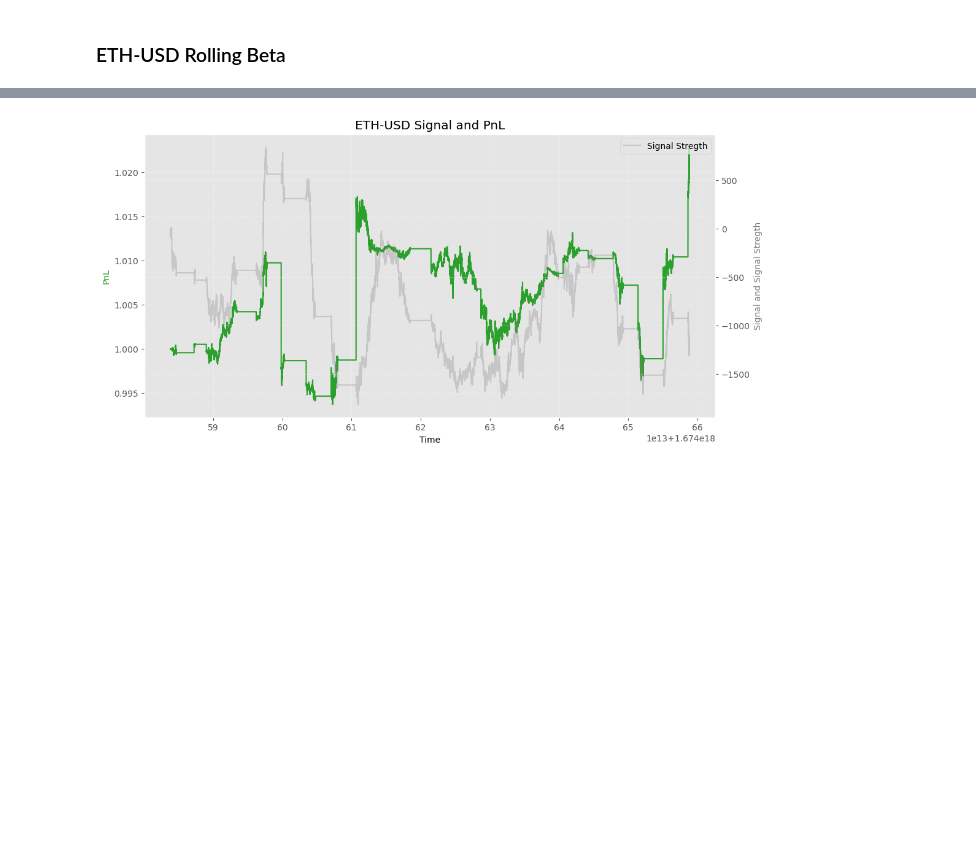
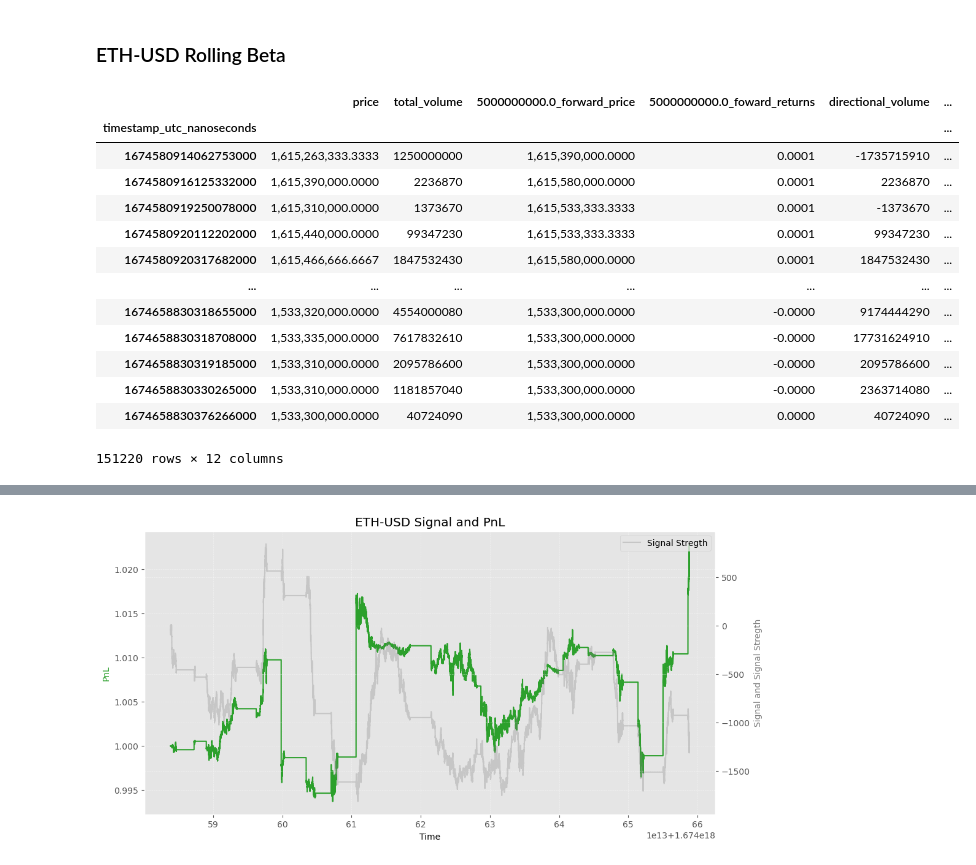
Before and after one commit to MrHumble-Bee/quantitative_trading_strategies, a Jupyter notebook: hw4_tradeflow/hw4_tradeflow.ipynb, the cells around one changed output, grey strips where cells are left out. Cells and saved outputs as stored; diff of their text form; code cells hidden in the pictures; blank space fills up the shorter version.

```diff
--- a/hw4_tradeflow/hw4_tradeflow.ipynb
+++ b/hw4_tradeflow/hw4_tradeflow.ipynb
@@ -1066,6 +1101,23 @@ Compute.performance_statistics(
 | 0 | 0.0166 | -0.0001 |
 # %% [markdown]
 ### ETH-USD Rolling Beta
+# %%
+frtf_test_trades_eth_usd_df
+# %% [output]
+|  | price | total_volume | 5000000000.0_forward_price | 5000000000.0_foward_returns | directional_volume | ... |
+| timestamp_utc_nanoseconds |  |  |  |  |  | ... |
+| 1674580914062753000 | 1,615,263,333.3333 | 1250000000 | 1,615,390,000.0000 | 0.0001 | -1735715910 | ... |
+| 1674580916125332000 | 1,615,390,000.0000 | 2236870 | 1,615,580,000.0000 | 0.0001 | 2236870 | ... |
+| 1674580919250078000 | 1,615,310,000.0000 | 1373670 | 1,615,533,333.3333 | 0.0001 | -1373670 | ... |
+| 1674580920112202000 | 1,615,440,000.0000 | 99347230 | 1,615,533,333.3333 | 0.0001 | 99347230 | ... |
+| 1674580920317682000 | 1,615,466,666.6667 | 1847532430 | 1,615,580,000.0000 | 0.0001 | 1847532430 | ... |
+| ... | ... | ... | ... | ... | ... | ... |
+| 1674658830318655000 | 1,533,320,000.0000 | 4554000080 | 1,533,300,000.0000 | -0.0000 | 9174444290 | ... |
+| 1674658830318708000 | 1,533,335,000.0000 | 7617832610 | 1,533,300,000.0000 | -0.0000 | 17731624910 | ... |
+| 1674658830319185000 | 1,533,310,000.0000 | 2095786600 | 1,533,300,000.0000 | -0.0000 | 2095786600 | ... |
+| 1674658830330265000 | 1,533,310,000.0000 | 1181857040 | 1,533,300,000.0000 | -0.0000 | 2363714080 | ... |
+| 1674658830376266000 | 1,533,300,000.0000 | 40724090 | 1,533,300,000.0000 | 0.0000 | 40724090 | ... |
+151220 rows × 12 columns
 # %%
 
 PlotDynamics.plot_ts_hist(
```
Also changed, not shown: parts of 18 cells of this notebook.
